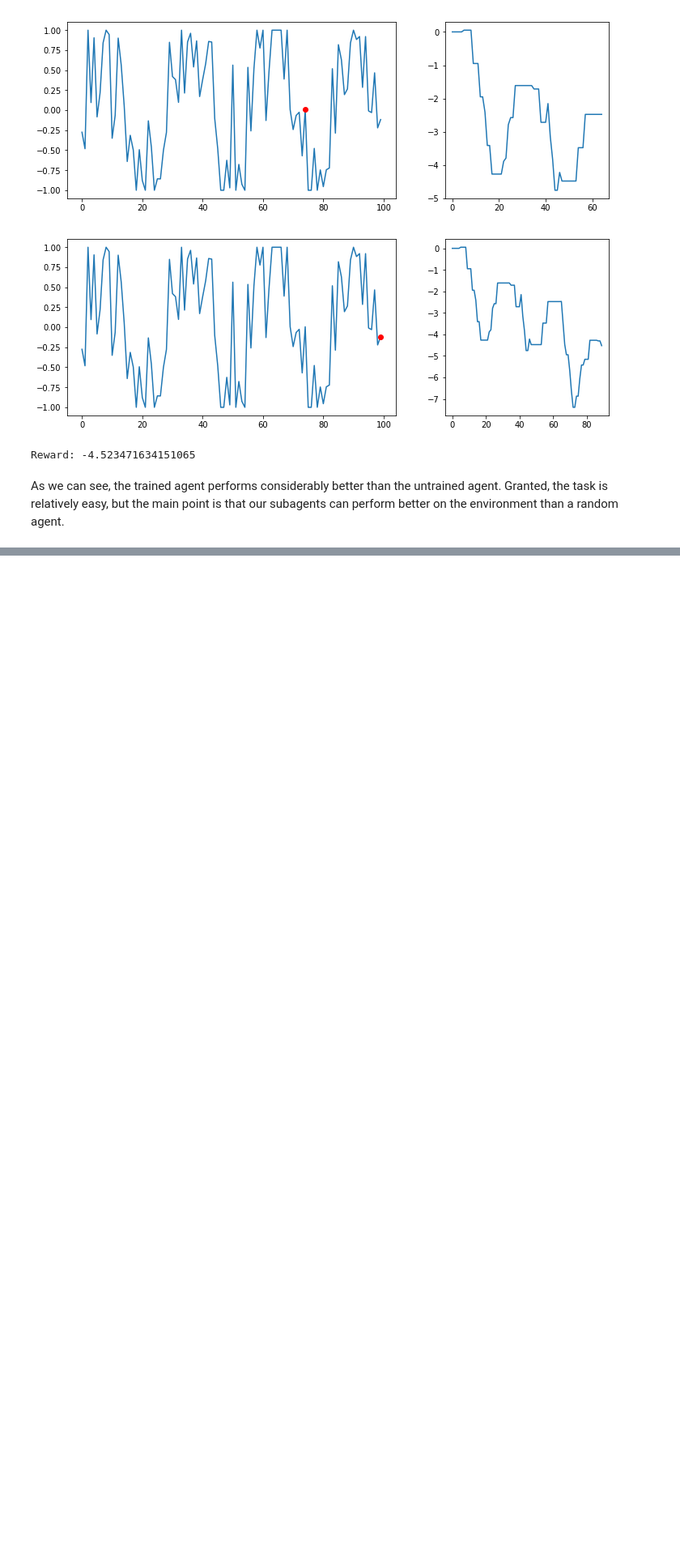
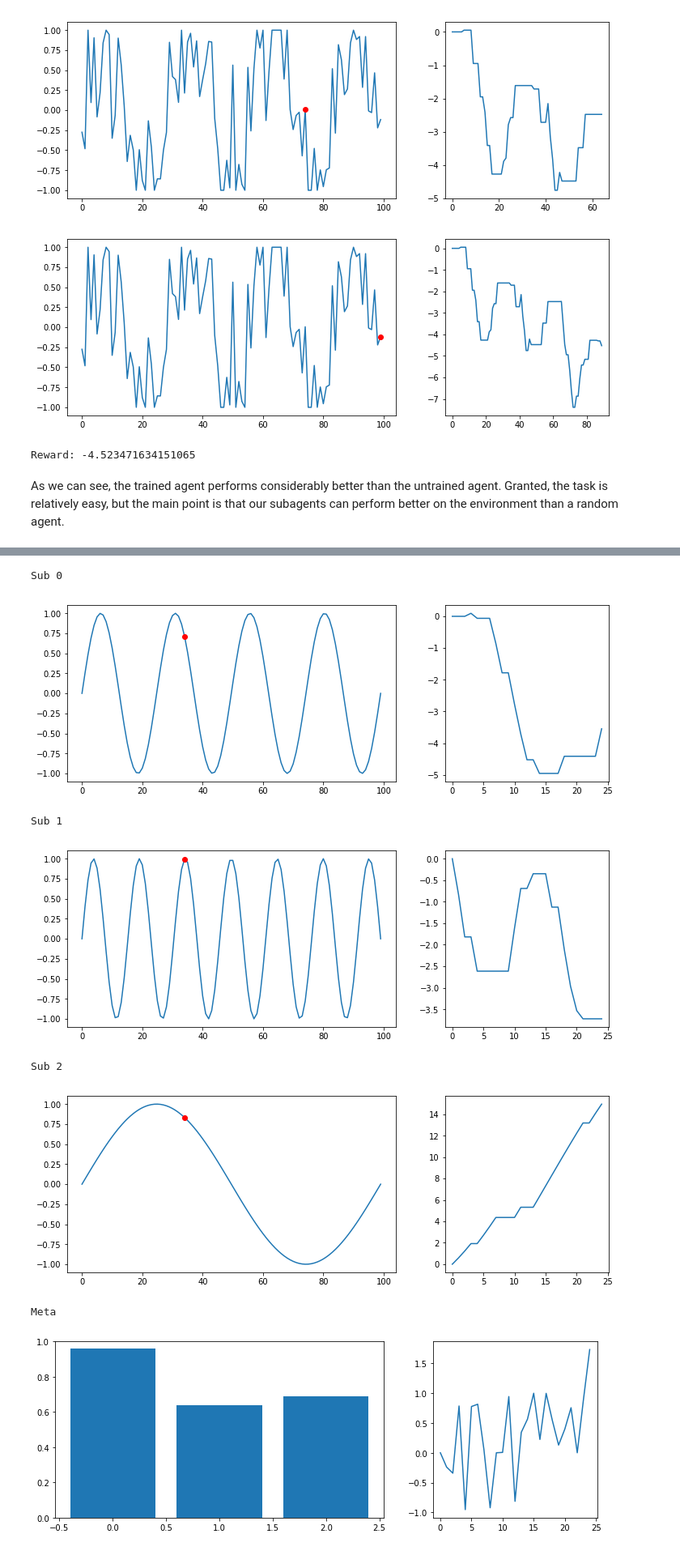
Before and after one commit to nathanmargaglio/Agent-Resource-Allocation, a Jupyter notebook: Agent-Resource-Allocation.ipynb, the cells around one changed output, grey strips where cells are left out. Shown at 81% size. Drawn from its saved outputs; the diff is of its cells as text; code cells hidden in the pictures; blank space fills up the shorter version.

Commit message:
add meta env

```diff
--- a/Agent-Resource-Allocation.ipynb
+++ b/Agent-Resource-Allocation.ipynb
@@ -505,0 +582,26 @@ As we can see, the trained agent performs considerably better than the untrained
+# %%
+sub_envs = []
+for i in range(3):
+    sub_envs.append(SubEnvironment())
+
+meta_env = MetaEnvironment(sub_envs)
+obs = meta_env.reset()
+
+obs = env.reset()
+done = False
+i = 0
+while not done:
+    action = meta_env.action_space.sample()
+    obs, rew, done, info = meta_env.step(action)
+    i += 1
+    if (i + 1) % 25 == 0:
+        meta_env.render()
+# %% [output]
+Sub 0
+[figure, added]
+Sub 1
+[figure, added]
+Sub 2
+[figure, added]
+Meta
+[figure, added]
```
Also changed, not shown: parts of 11 cells of this notebook.
